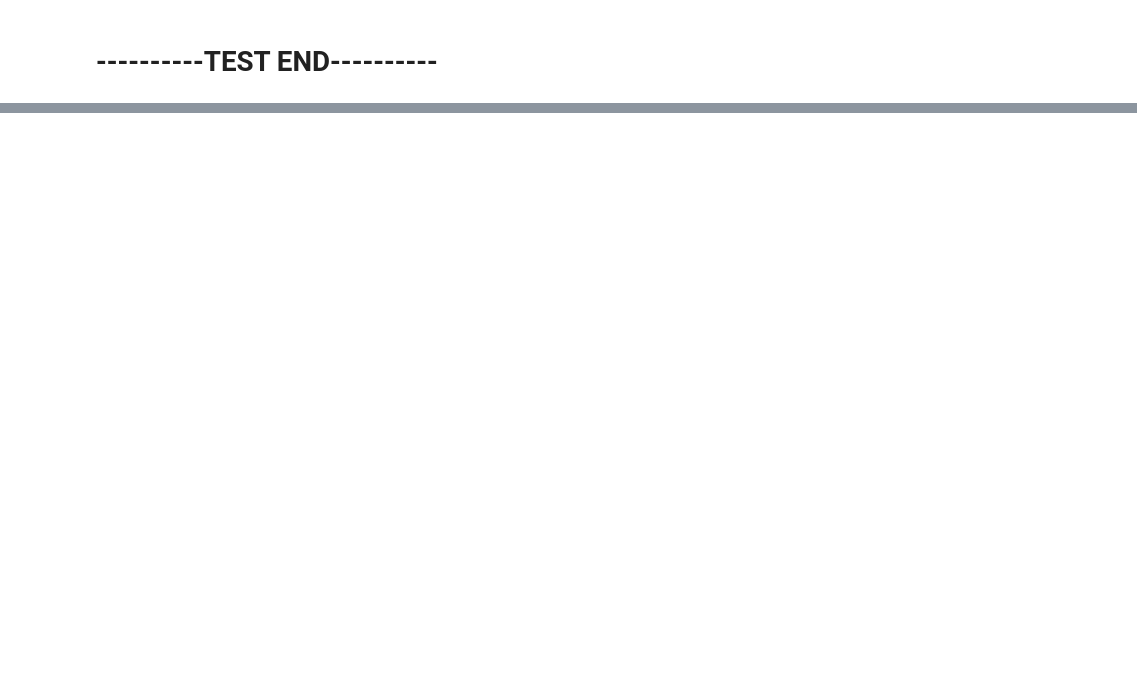
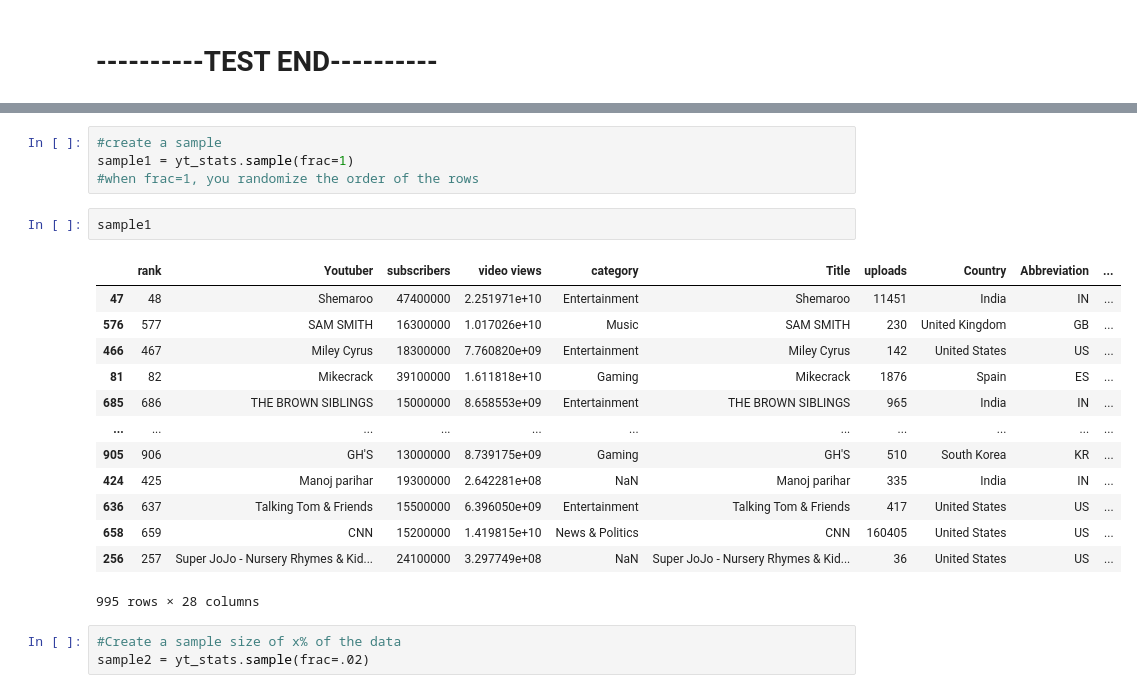
Before and after one commit to Sublymonal/python-stuff, a Jupyter notebook: pandas/introduction-to-pandas.ipynb, the cells around one changed output, grey strips where cells are left out. Saved outputs shown, nothing was run; the diff lists cells and outputs as text; blank space fills up the shorter version.

```diff
--- a/pandas/introduction-to-pandas.ipynb
+++ b/pandas/introduction-to-pandas.ipynb
@@ -320,0 +188,23 @@ yt_stats
+# %%
+#create a sample
+sample1 = yt_stats.sample(frac=1)
+#when frac=1, you randomize the order of the rows
+# %%
+sample1
+# %% [output]
+|  | rank | Youtuber | subscribers | video views | category | Title | uploads | Country | Abbreviation | ... |
+| 47 | 48 | Shemaroo | 47400000 | 2.251971e+10 | Entertainment | Shemaroo | 11451 | India | IN | ... |
+| 576 | 577 | SAM SMITH | 16300000 | 1.017026e+10 | Music | SAM SMITH | 230 | United Kingdom | GB | ... |
+| 466 | 467 | Miley Cyrus | 18300000 | 7.760820e+09 | Entertainment | Miley Cyrus | 142 | United States | US | ... |
+| 81 | 82 | Mikecrack | 39100000 | 1.611818e+10 | Gaming | Mikecrack | 1876 | Spain | ES | ... |
+| 685 | 686 | THE BROWN SIBLINGS | 15000000 | 8.658553e+09 | Entertainment | THE BROWN SIBLINGS | 965 | India | IN | ... |
+| ... | ... | ... | ... | ... | ... | ... | ... | ... | ... | ... |
+| 905 | 906 | GH'S | 13000000 | 8.739175e+09 | Gaming | GH'S | 510 | South Korea | KR | ... |
+| 424 | 425 | Manoj parihar | 19300000 | 2.642281e+08 | NaN | Manoj parihar | 335 | India | IN | ... |
+| 636 | 637 | Talking Tom & Friends | 15500000 | 6.396050e+09 | Entertainment | Talking Tom & Friends | 417 | United States | US | ... |
+| 658 | 659 | CNN | 15200000 | 1.419815e+10 | News & Politics | CNN | 160405 | United States | US | ... |
+| 256 | 257 | Super JoJo - Nursery Rhymes & Kid... | 24100000 | 3.297749e+08 | NaN | Super JoJo - Nursery Rhymes & Kid... | 36 | United States | US | ... |
+995 rows × 28 columns
+# %%
+#Create a sample size of x% of the data
+sample2 = yt_stats.sample(frac=.02)
```
Also changed, not shown: parts of 36 cells of this notebook.
